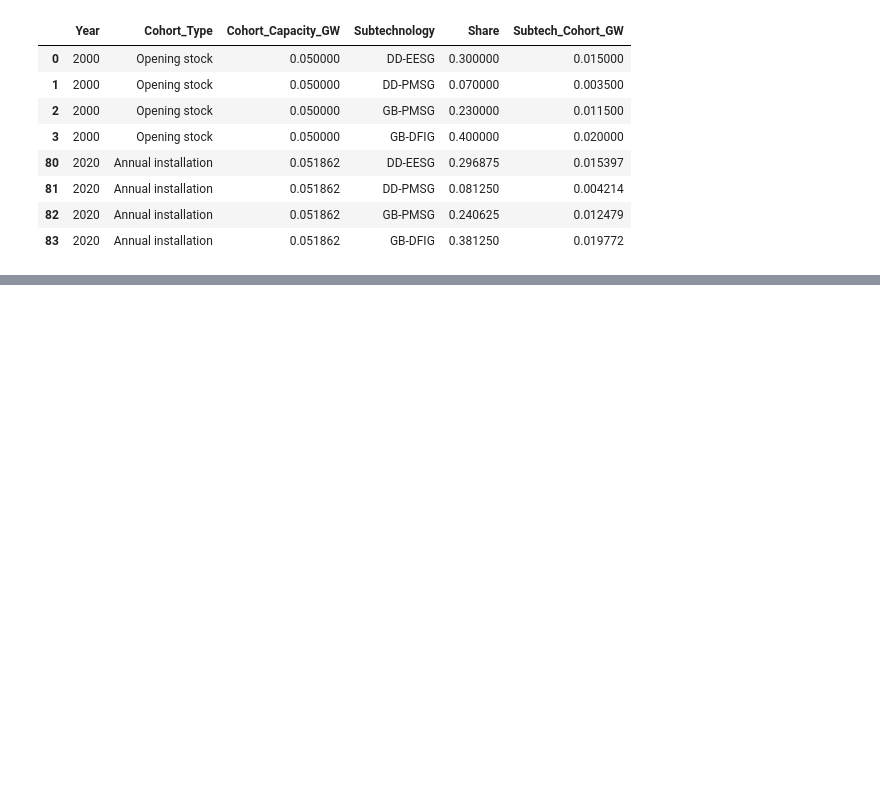
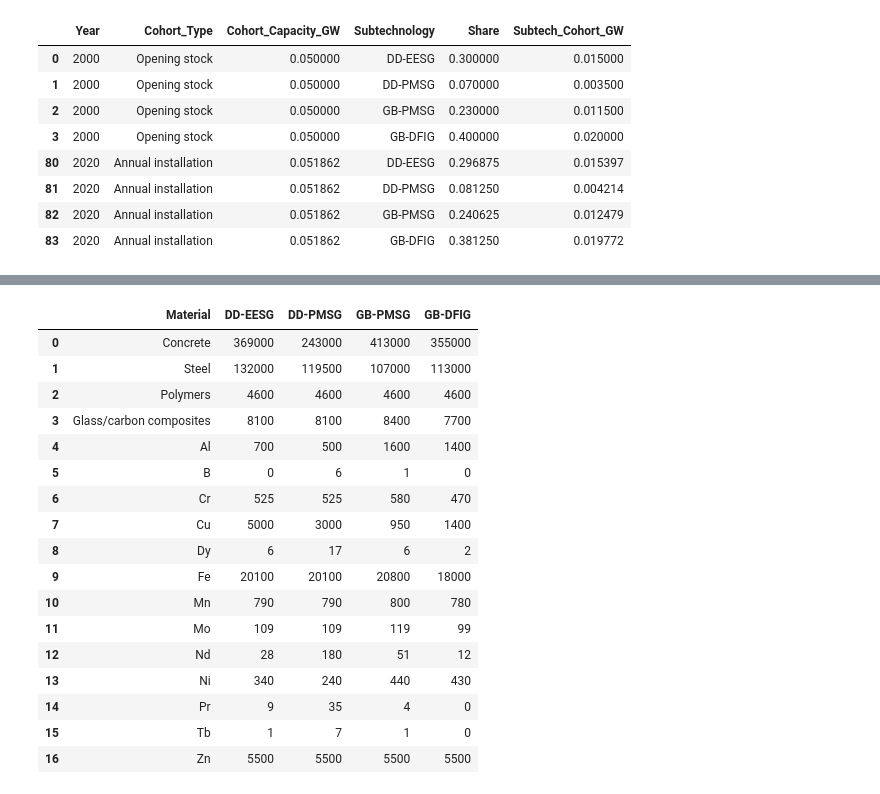
Before and after one commit to Trickwillfrit/MFA, a Jupyter notebook: notebooks/ENV501_Austria_Croatia_MFA.ipynb, the cells around one changed output, grey strips where cells are left out. Cells and saved outputs as stored; diff of their text form; code cells hidden in the pictures; blank space fills up the shorter version.

```diff
--- a/notebooks/ENV501_Austria_Croatia_MFA.ipynb
+++ b/notebooks/ENV501_Austria_Croatia_MFA.ipynb
@@ -4911,0 +4931,50 @@ display(
+# %%
+wind_material_intensity = pd.DataFrame([
+    # Material, DD-EESG, DD-PMSG, GB-PMSG, GB-DFIG
+
+    ["Concrete", 369000, 243000, 413000, 355000],
+    ["Steel", 132000, 119500, 107000, 113000],
+    ["Polymers", 4600, 4600, 4600, 4600],
+    ["Glass/carbon composites", 8100, 8100, 8400, 7700],
+    ["Al", 700, 500, 1600, 1400],
+    ["B", 0, 6, 1, 0],
+    ["Cr", 525, 525, 580, 470],
+    ["Cu", 5000, 3000, 950, 1400],
+    ["Dy", 6, 17, 6, 2],
+    ["Fe", 20100, 20100, 20800, 18000],
+    ["Mn", 790, 790, 800, 780],
+    ["Mo", 109, 109, 119, 99],
+    ["Nd", 28, 180, 51, 12],
+    ["Ni", 340, 240, 440, 430],
+    ["Pr", 9, 35, 4, 0],
+    ["Tb", 1, 7, 1, 0],
+    ["Zn", 5500, 5500, 5500, 5500]
+],
+columns=[
+    "Material",
+    "DD-EESG",
+    "DD-PMSG",
+    "GB-PMSG",
+    "GB-DFIG"
+])
+
+display(wind_material_intensity)
+# %% [output]
+|  | Material | DD-EESG | DD-PMSG | GB-PMSG | GB-DFIG |
+| 0 | Concrete | 369000 | 243000 | 413000 | 355000 |
+| 1 | Steel | 132000 | 119500 | 107000 | 113000 |
+| 2 | Polymers | 4600 | 4600 | 4600 | 4600 |
+| 3 | Glass/carbon composites | 8100 | 8100 | 8400 | 7700 |
+| 4 | Al | 700 | 500 | 1600 | 1400 |
+| 5 | B | 0 | 6 | 1 | 0 |
+| 6 | Cr | 525 | 525 | 580 | 470 |
+| 7 | Cu | 5000 | 3000 | 950 | 1400 |
+| 8 | Dy | 6 | 17 | 6 | 2 |
+| 9 | Fe | 20100 | 20100 | 20800 | 18000 |
+| 10 | Mn | 790 | 790 | 800 | 780 |
+| 11 | Mo | 109 | 109 | 119 | 99 |
+| 12 | Nd | 28 | 180 | 51 | 12 |
+| 13 | Ni | 340 | 240 | 440 | 430 |
+| 14 | Pr | 9 | 35 | 4 | 0 |
+| 15 | Tb | 1 | 7 | 1 | 0 |
+| 16 | Zn | 5500 | 5500 | 5500 | 5500 |
```
Also changed, not shown: parts of 21 cells of this notebook.
